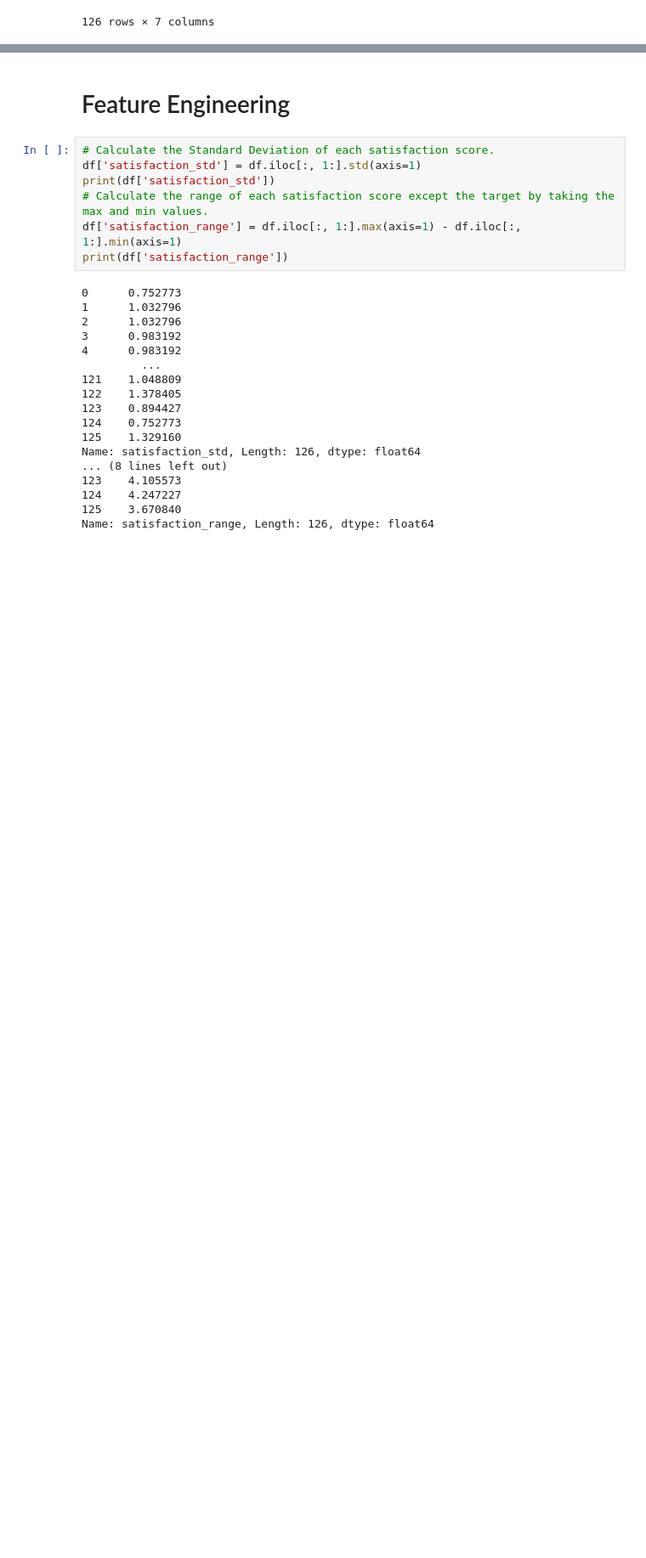
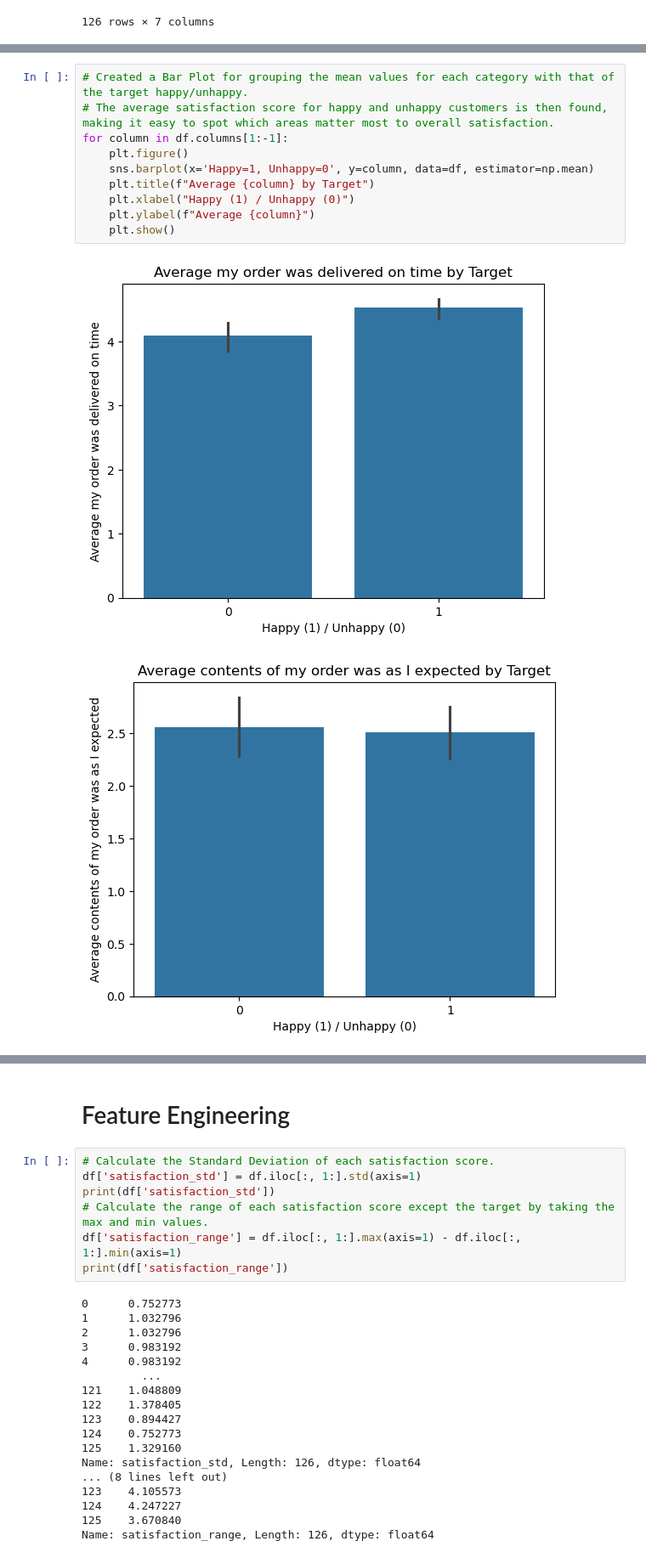
Before and after one commit to ntavakoulnia/KpIgZogXguyupz89, a Jupyter notebook: KpIgZogXguyupz89.ipynb, the cells around one changed output, grey strips where cells are left out. Shown: that part at 85% size. Saved outputs shown, nothing was run; the diff lists cells and outputs as text; blank space fills up the shorter version.

```diff
--- a/KpIgZogXguyupz89.ipynb
+++ b/KpIgZogXguyupz89.ipynb
@@ -40,0 +61,13 @@ array([False, False, False, False, False, False, False])
+# %%
+# Created a Bar Plot for grouping the mean values for each category with that of the target happy/unhappy.
+# The average satisfaction score for happy and unhappy customers is then found, making it easy to spot which areas matter most to overall satisfaction.
+for column in df.columns[1:-1]:
+    plt.figure()
+    sns.barplot(x='Happy=1, Unhappy=0', y=column, data=df, estimator=np.mean)
+    plt.title(f"Average {column} by Target")
+    plt.xlabel("Happy (1) / Unhappy (0)")
+    plt.ylabel(f"Average {column}")
+    plt.show()
+# %% [output]
+[figure, added]
+[figure, added]
```
Also changed, not shown: parts of 5 cells of this notebook.
